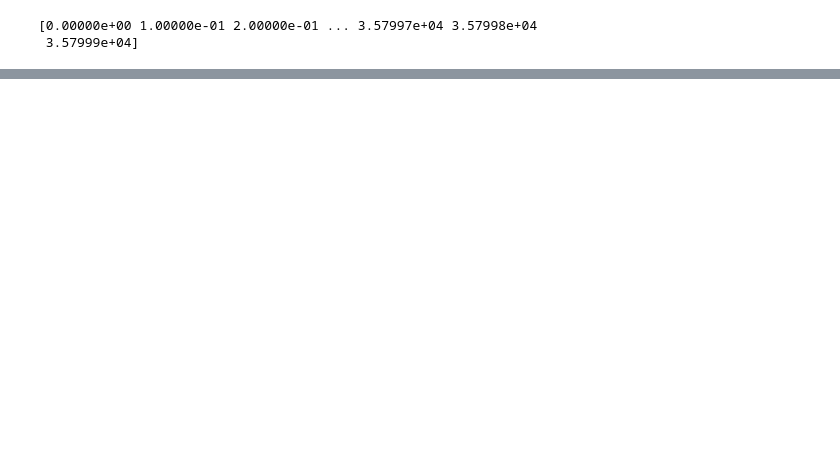
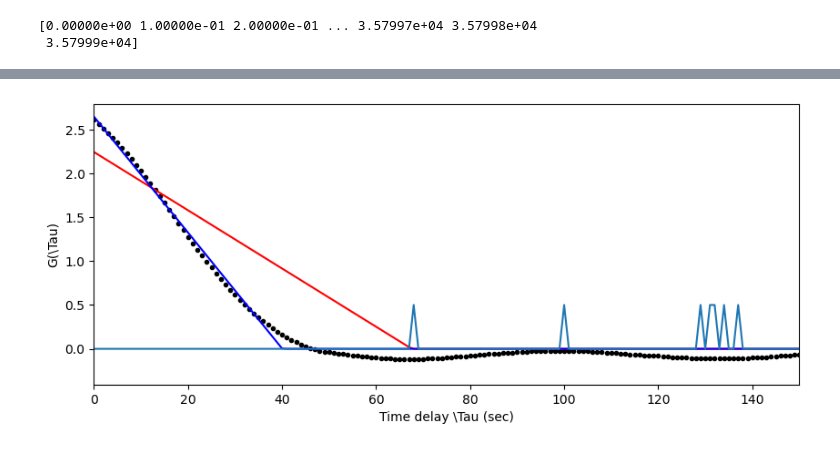
Before and after one commit to sophietheis/KineticAnalysis, a Jupyter notebook: notebook/20240605-Synthetic_datas_01-explanation.ipynb, the cells around one changed output, grey strips where cells are left out. Drawn from its saved outputs; the diff is of its cells as text; code cells hidden in the pictures; blank space fills up the shorter version.

```diff
--- a/notebook/20240605-Synthetic_datas_01-explanation.ipynb
+++ b/notebook/20240605-Synthetic_datas_01-explanation.ipynb
@@ -316,0 +305,33 @@ fig.savefig(os.path.join(path_save, "fit.eps"), dpi=300)
+# %%
+ysign = np.sign(np.array(np.diff(y_auto[:int(len(x_auto)/2)][::10])))
+signchange = ((np.roll(ysign, 1) - ysign) != 0).astype(int)
+signchange[0] = 0
+# %%
+fig, ax = plt.subplots()
+
+ax.plot(x_auto[:int(len(x_auto)/2)][::10],
+        y_auto[:int(len(x_auto)/2)][::10],
+        ".", color="k")
+
+ax.plot(x_auto[:int(len(x_auto)/2)][::10],
+        fit_function(x_auto, prot_length/elongation_r, 1/translation_init_r)[:int(len(x_auto)/2)][::10],
+        c="red")
+
+ax.plot(x_auto_o[:int(len(x_auto_o)/2)][::10],
+        fit_function(x_auto_o, prot_length/elongation_r_o, 1/translation_init_r_o)[:int(len(x_auto)/2)][::10],
+        c="blue")
+# ax.hlines(1.96/np.sqrt(len(yy)), 0, max(x_auto)/2,'gray','--')
+# ax.hlines(-1.96/np.sqrt(len(yy)), 0, max(x_auto)/2,'gray','--')
+ax.set_xlabel("Time delay \Tau (sec)")
+ax.set_ylabel("G(\Tau)")
+
+ax.plot(x_auto[:int(len(x_auto)/2)][::10][:-1],
+        signchange*0.5)
+
+ax.set_xlim(0,150)
+# ax.set_ylim(-0.10,0.2)
+
+fig.set_size_inches((10, 4))
+# fig.savefig(os.path.join(path_save, "fit.eps"), dpi=300)
+# %% [output]
+[figure, added]
```
Also changed, not shown: parts of 11 cells of this notebook.
